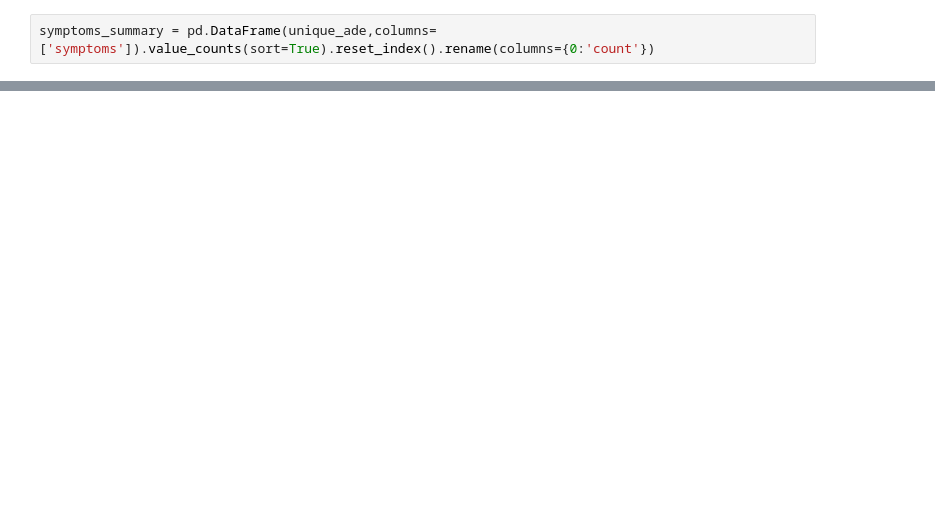
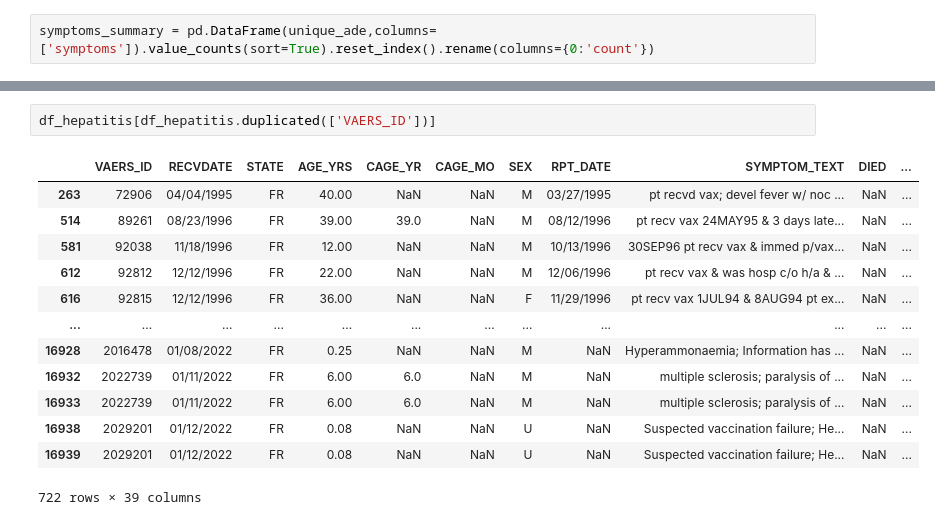
Before and after one commit to DATA-606-SPRING-2022/TEAM_A_data606, a Jupyter notebook: EDA/ipynb/Capstone_Project.ipynb, the cells around one changed output, grey strips where cells are left out. Cells and saved outputs as stored; diff of their text form; blank space fills up the shorter version.

```diff
--- a/EDA/ipynb/Capstone_Project.ipynb
+++ b/EDA/ipynb/Capstone_Project.ipynb
@@ -584,0 +529,16 @@ plt.savefig('/content/drive/Shareddrives/Team A 606 Capstone Project/Plot/covids
+# %%
+df_hepatitis[df_hepatitis.duplicated(['VAERS_ID'])]
+# %% [output]
+|  | VAERS_ID | RECVDATE | STATE | AGE_YRS | CAGE_YR | CAGE_MO | SEX | RPT_DATE | SYMPTOM_TEXT | DIED | ... |
+| 263 | 72906 | 04/04/1995 | FR | 40.00 | NaN | NaN | M | 03/27/1995 | pt recvd vax; devel fever w/ noc ... | NaN | ... |
+| 514 | 89261 | 08/23/1996 | FR | 39.00 | 39.0 | NaN | M | 08/12/1996 | pt recv vax 24MAY95 & 3 days late... | NaN | ... |
+| 581 | 92038 | 11/18/1996 | FR | 12.00 | NaN | NaN | M | 10/13/1996 | 30SEP96 pt recv vax & immed p/vax... | NaN | ... |
+| 612 | 92812 | 12/12/1996 | FR | 22.00 | NaN | NaN | M | 12/06/1996 | pt recv vax & was hosp c/o h/a & ... | NaN | ... |
+| 616 | 92815 | 12/12/1996 | FR | 36.00 | NaN | NaN | F | 11/29/1996 | pt recv vax 1JUL94 & 8AUG94 pt ex... | NaN | ... |
+| ... | ... | ... | ... | ... | ... | ... | ... | ... | ... | ... | ... |
+| 16928 | 2016478 | 01/08/2022 | FR | 0.25 | NaN | NaN | M | NaN | Hyperammonaemia; Information has ... | NaN | ... |
+| 16932 | 2022739 | 01/11/2022 | FR | 6.00 | 6.0 | NaN | M | NaN | multiple sclerosis; paralysis of ... | NaN | ... |
+| 16933 | 2022739 | 01/11/2022 | FR | 6.00 | 6.0 | NaN | M | NaN | multiple sclerosis; paralysis of ... | NaN | ... |
+| 16938 | 2029201 | 01/12/2022 | FR | 0.08 | NaN | NaN | U | NaN | Suspected vaccination failure; He... | NaN | ... |
+| 16939 | 2029201 | 01/12/2022 | FR | 0.08 | NaN | NaN | U | NaN | Suspected vaccination failure; He... | NaN | ... |
+722 rows × 39 columns
```
Also changed, not shown: parts of 86 cells of this notebook.
